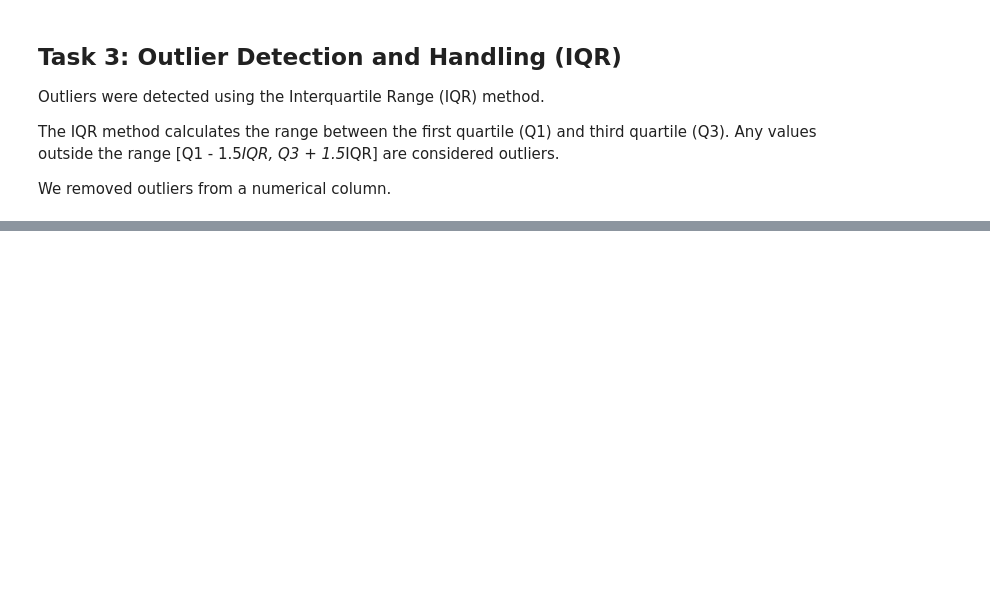
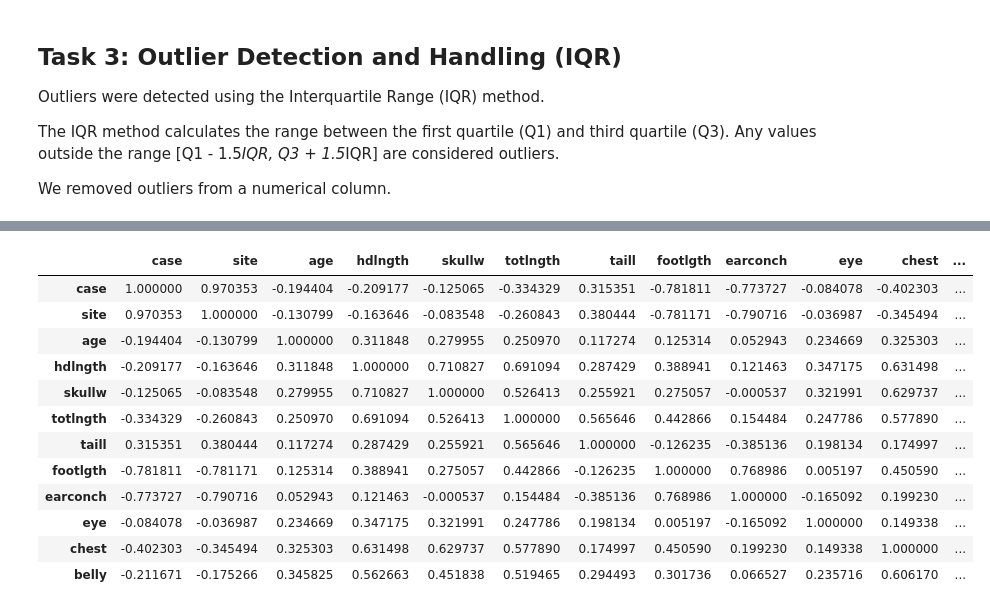
Before and after one commit to xcsi/ML-Lab4, a Jupyter notebook: possumMLlab4.ipynb, the cells around one changed output, grey strips where cells are left out. Drawn from its saved outputs; the diff is of its cells as text; code cells hidden in the pictures; blank space fills up the shorter version.

```diff
--- a/possumMLlab4.ipynb
+++ b/possumMLlab4.ipynb
@@ -163,0 +244,17 @@ upper = Q3 + 1.5 * IQR
+# %%
+corr = num_df.corr()
+corr
+# %% [output]
+|  | case | site | age | hdlngth | skullw | totlngth | taill | footlgth | earconch | eye | chest | ... |
+| case | 1.000000 | 0.970353 | -0.194404 | -0.209177 | -0.125065 | -0.334329 | 0.315351 | -0.781811 | -0.773727 | -0.084078 | -0.402303 | ... |
+| site | 0.970353 | 1.000000 | -0.130799 | -0.163646 | -0.083548 | -0.260843 | 0.380444 | -0.781171 | -0.790716 | -0.036987 | -0.345494 | ... |
+| age | -0.194404 | -0.130799 | 1.000000 | 0.311848 | 0.279955 | 0.250970 | 0.117274 | 0.125314 | 0.052943 | 0.234669 | 0.325303 | ... |
+| hdlngth | -0.209177 | -0.163646 | 0.311848 | 1.000000 | 0.710827 | 0.691094 | 0.287429 | 0.388941 | 0.121463 | 0.347175 | 0.631498 | ... |
+| skullw | -0.125065 | -0.083548 | 0.279955 | 0.710827 | 1.000000 | 0.526413 | 0.255921 | 0.275057 | -0.000537 | 0.321991 | 0.629737 | ... |
+| totlngth | -0.334329 | -0.260843 | 0.250970 | 0.691094 | 0.526413 | 1.000000 | 0.565646 | 0.442866 | 0.154484 | 0.247786 | 0.577890 | ... |
+| taill | 0.315351 | 0.380444 | 0.117274 | 0.287429 | 0.255921 | 0.565646 | 1.000000 | -0.126235 | -0.385136 | 0.198134 | 0.174997 | ... |
+| footlgth | -0.781811 | -0.781171 | 0.125314 | 0.388941 | 0.275057 | 0.442866 | -0.126235 | 1.000000 | 0.768986 | 0.005197 | 0.450590 | ... |
+| earconch | -0.773727 | -0.790716 | 0.052943 | 0.121463 | -0.000537 | 0.154484 | -0.385136 | 0.768986 | 1.000000 | -0.165092 | 0.199230 | ... |
+| eye | -0.084078 | -0.036987 | 0.234669 | 0.347175 | 0.321991 | 0.247786 | 0.198134 | 0.005197 | -0.165092 | 1.000000 | 0.149338 | ... |
+| chest | -0.402303 | -0.345494 | 0.325303 | 0.631498 | 0.629737 | 0.577890 | 0.174997 | 0.450590 | 0.199230 | 0.149338 | 1.000000 | ... |
+| belly | -0.211671 | -0.175266 | 0.345825 | 0.562663 | 0.451838 | 0.519465 | 0.294493 | 0.301736 | 0.066527 | 0.235716 | 0.606170 | ... |
```
Also changed, not shown: parts of 12 cells of this notebook.
